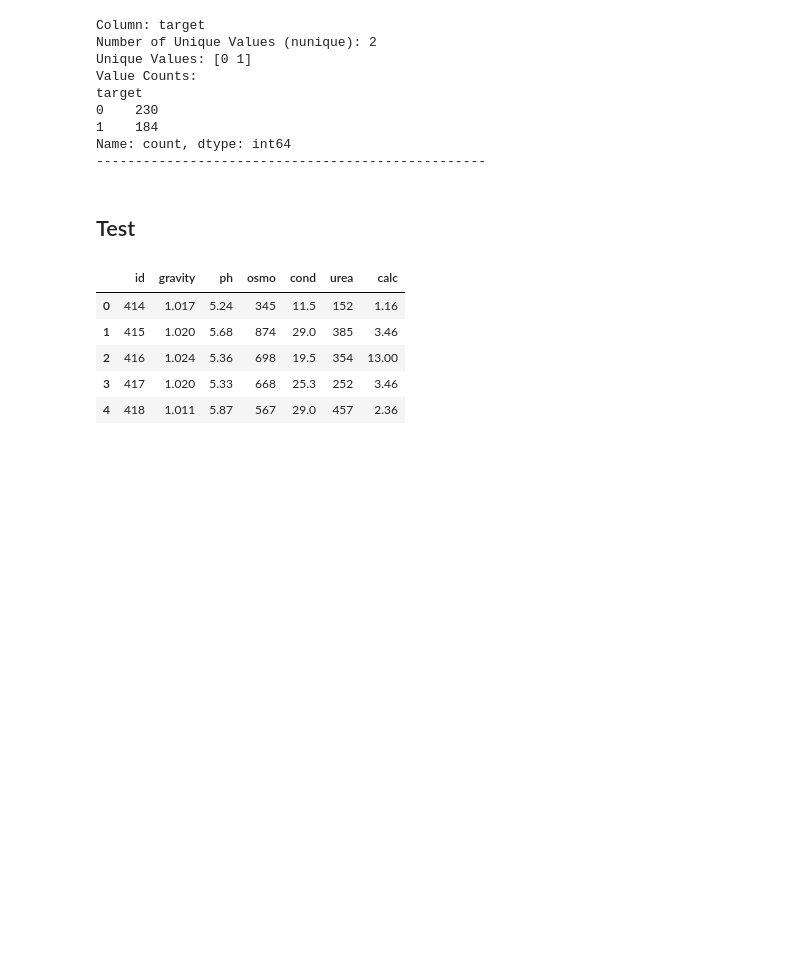
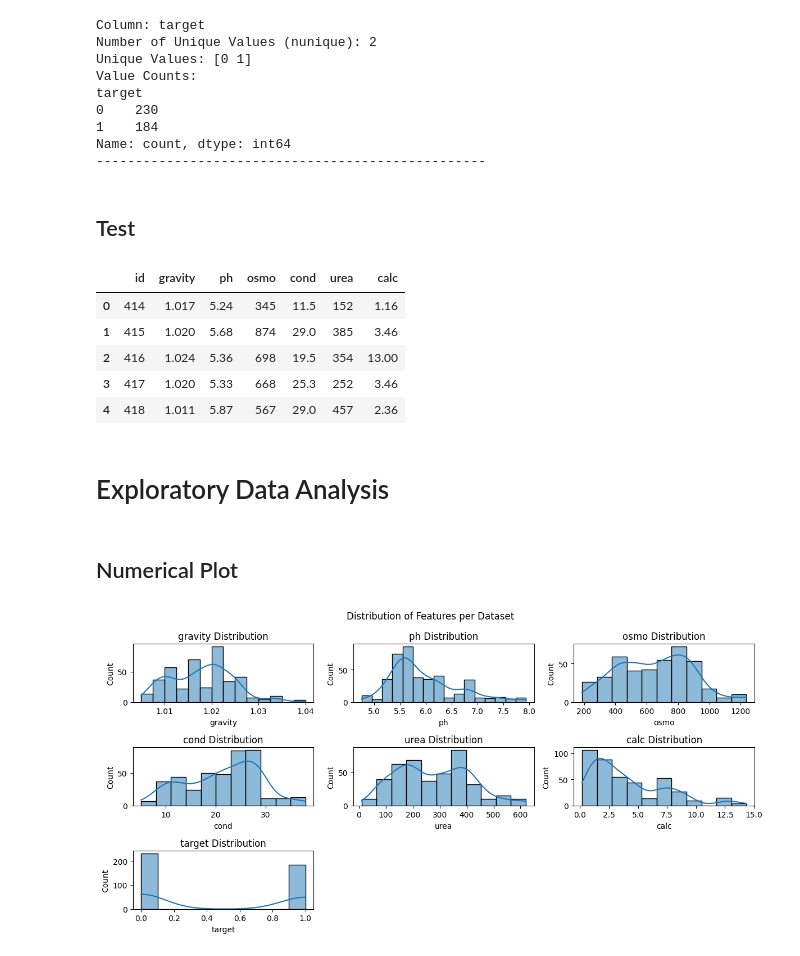
Before and after one commit to FirmanHasibuan14/kidney-stone-prediction, a Jupyter notebook: ML/Notebook/notebook.ipynb, the cells around one changed output. Cells and saved outputs as stored; diff of their text form; code cells hidden in the pictures; blank space fills up the shorter version.

Commit message:
feat: add EDA for initial data insights

```diff
--- a/ML/Notebook/notebook.ipynb
+++ b/ML/Notebook/notebook.ipynb
@@ -100,3 +100,25 @@ df_test.head()
 | 2 | 416 | 1.024 | 5.36 | 698 | 19.5 | 354 | 13.00 |
 | 3 | 417 | 1.020 | 5.33 | 668 | 25.3 | 252 | 3.46 |
 | 4 | 418 | 1.011 | 5.87 | 567 | 29.0 | 457 | 2.36 |
+# %% [markdown]
+# Exploratory Data Analysis
+# %% [markdown]
+## Numerical Plot
+# %%
+num_cols = [col for col in df_train.columns if df_train[col].dtype in ['float64', 'int64'] and col not in ['id']]
+fig, axes = plt.subplots(3,3, figsize = (12,6))
+axes = axes.flatten()
+
+for i, col in enumerate(num_cols):
+  ax = sns.histplot(data=df_train, x=col, ax=axes[i], kde=True)
+  ax.set_title(f'{col} Distribution')
+  ax.set_xlabel(f'{col}')
+
+for j in range(i+1, len(axes)):
+  fig.delaxes(axes[j])
+
+fig.suptitle('Distribution of Features per Dataset')
+plt.tight_layout()
+plt.show()
+# %% [output]
+[figure, added]
```
Also changed, not shown: parts of 4 cells of this notebook.
